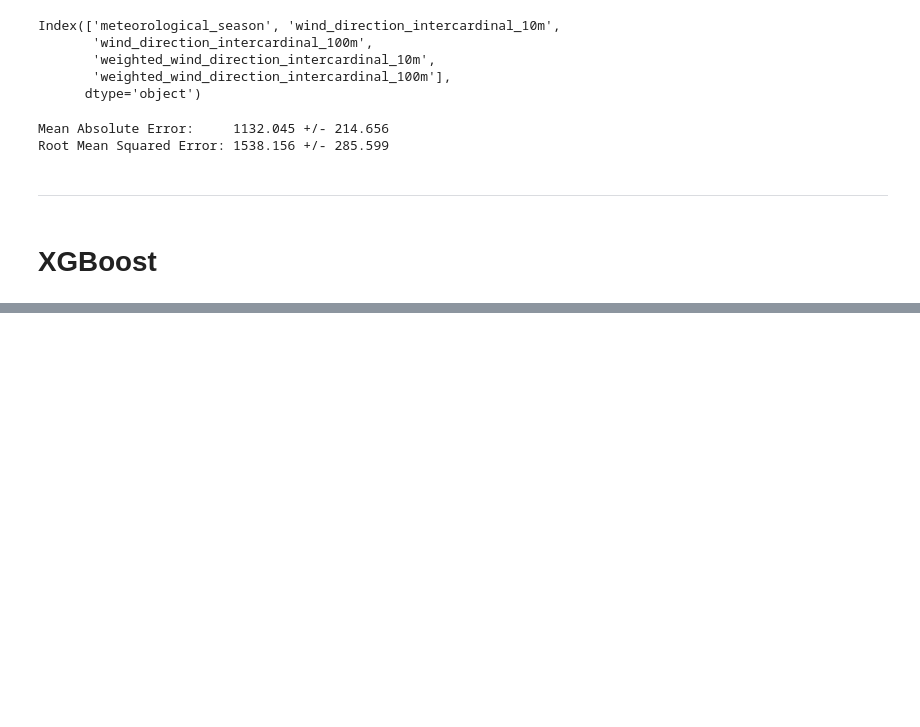
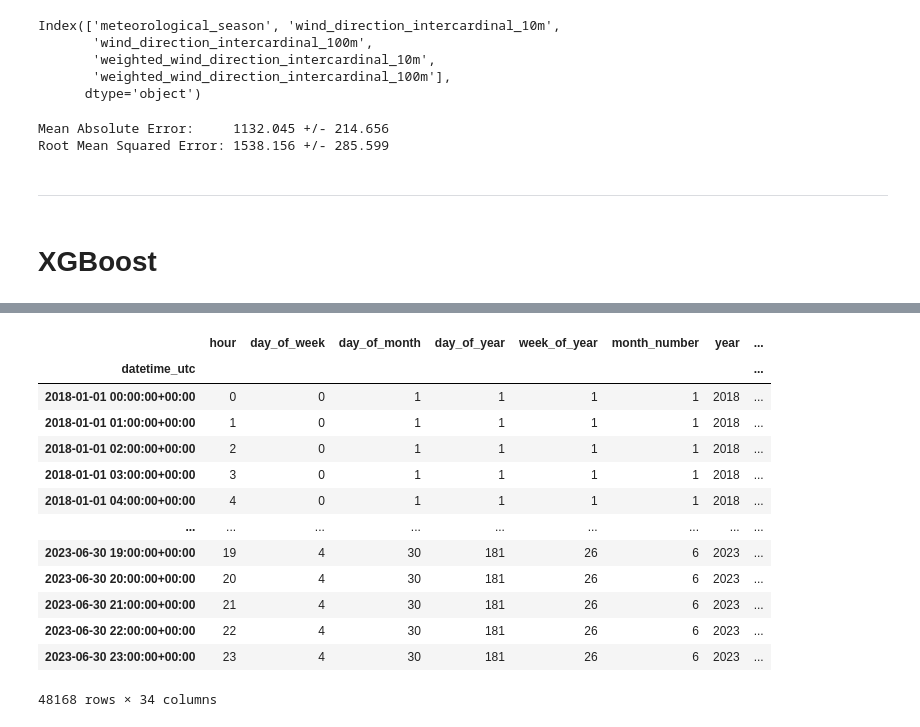
Before and after one commit to meteoviz/wind_power_forecasting_germany, a Jupyter notebook: notebooks/xgboost.ipynb, the cells around one changed output, grey strips where cells are left out. Drawn from its saved outputs; the diff is of its cells as text; code cells hidden in the pictures; blank space fills up the shorter version.

```diff
--- a/notebooks/xgboost.ipynb
+++ b/notebooks/xgboost.ipynb
@@ -201,0 +216,17 @@ regr = xgb.XGBRegressor()
+# %%
+df
+# %% [output]
+|  | hour | day_of_week | day_of_month | day_of_year | week_of_year | month_number | year | ... |
+| datetime_utc |  |  |  |  |  |  |  | ... |
+| 2018-01-01 00:00:00+00:00 | 0 | 0 | 1 | 1 | 1 | 1 | 2018 | ... |
+| 2018-01-01 01:00:00+00:00 | 1 | 0 | 1 | 1 | 1 | 1 | 2018 | ... |
+| 2018-01-01 02:00:00+00:00 | 2 | 0 | 1 | 1 | 1 | 1 | 2018 | ... |
+| 2018-01-01 03:00:00+00:00 | 3 | 0 | 1 | 1 | 1 | 1 | 2018 | ... |
+| 2018-01-01 04:00:00+00:00 | 4 | 0 | 1 | 1 | 1 | 1 | 2018 | ... |
+| ... | ... | ... | ... | ... | ... | ... | ... | ... |
+| 2023-06-30 19:00:00+00:00 | 19 | 4 | 30 | 181 | 26 | 6 | 2023 | ... |
+| 2023-06-30 20:00:00+00:00 | 20 | 4 | 30 | 181 | 26 | 6 | 2023 | ... |
+| 2023-06-30 21:00:00+00:00 | 21 | 4 | 30 | 181 | 26 | 6 | 2023 | ... |
+| 2023-06-30 22:00:00+00:00 | 22 | 4 | 30 | 181 | 26 | 6 | 2023 | ... |
+| 2023-06-30 23:00:00+00:00 | 23 | 4 | 30 | 181 | 26 | 6 | 2023 | ... |
+48168 rows × 34 columns
```
Also changed, not shown: parts of 24 cells of this notebook.
